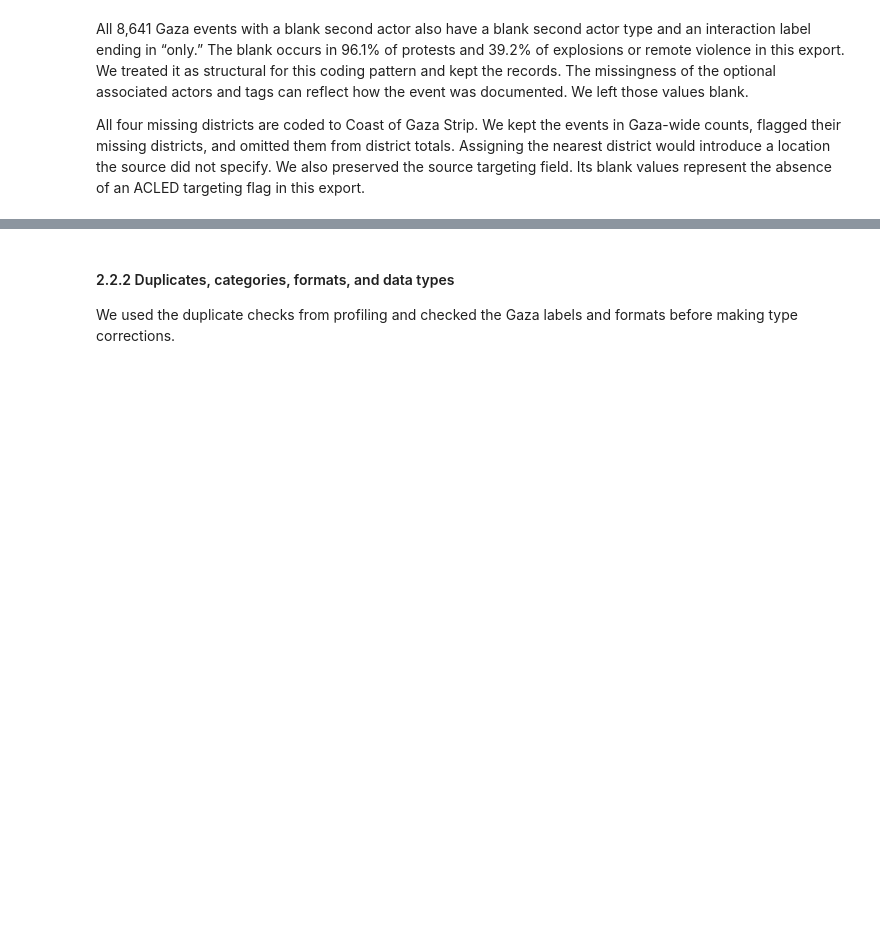
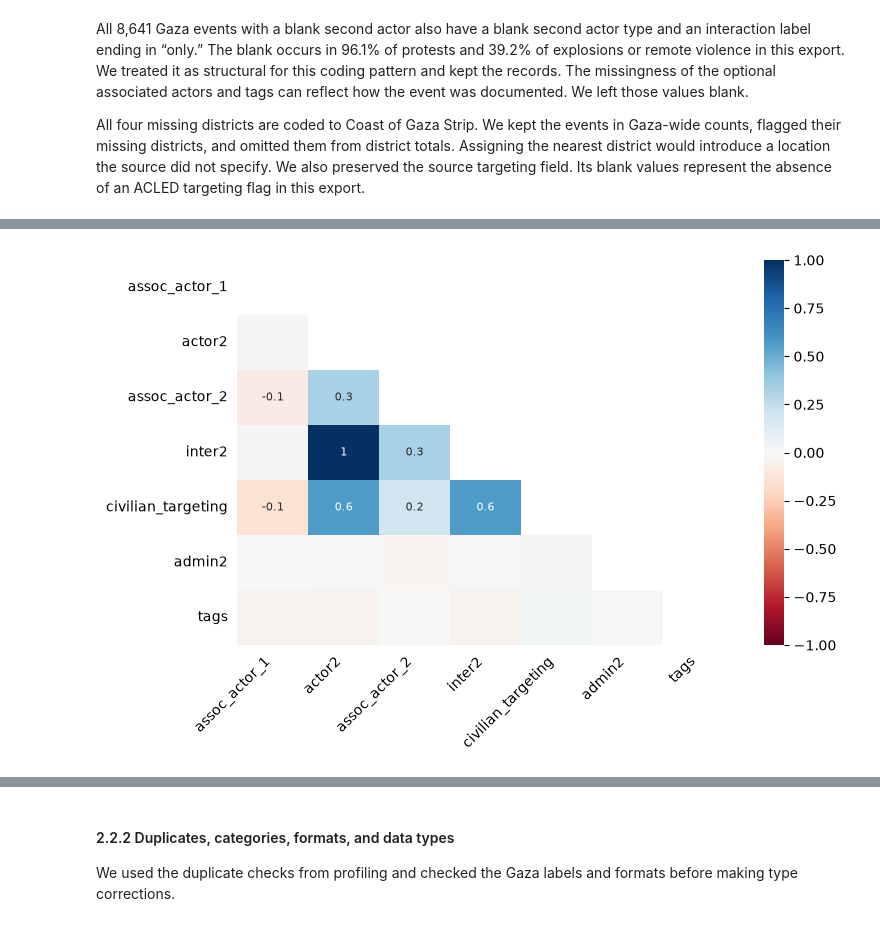
Before and after one commit to apaolol/DMA-PIT, a Jupyter notebook: DMA_PHASE2.ipynb, the cells around one changed output, grey strips where cells are left out. Drawn from its saved outputs; the diff is of its cells as text; code cells hidden in the pictures; blank space fills up the shorter version.

```diff
--- a/DMA_PHASE2.ipynb
+++ b/DMA_PHASE2.ipynb
@@ -253,0 +270,5 @@ The second-actor blanks vary by observed event type. For the optional fields, we
+# %%
+msno.heatmap(gaza_before, figsize=(8, 5), fontsize=10)
+plt.show()
+# %% [output]
+[figure, added]
```
Also changed, not shown: parts of 10 cells of this notebook, 1 other file.
